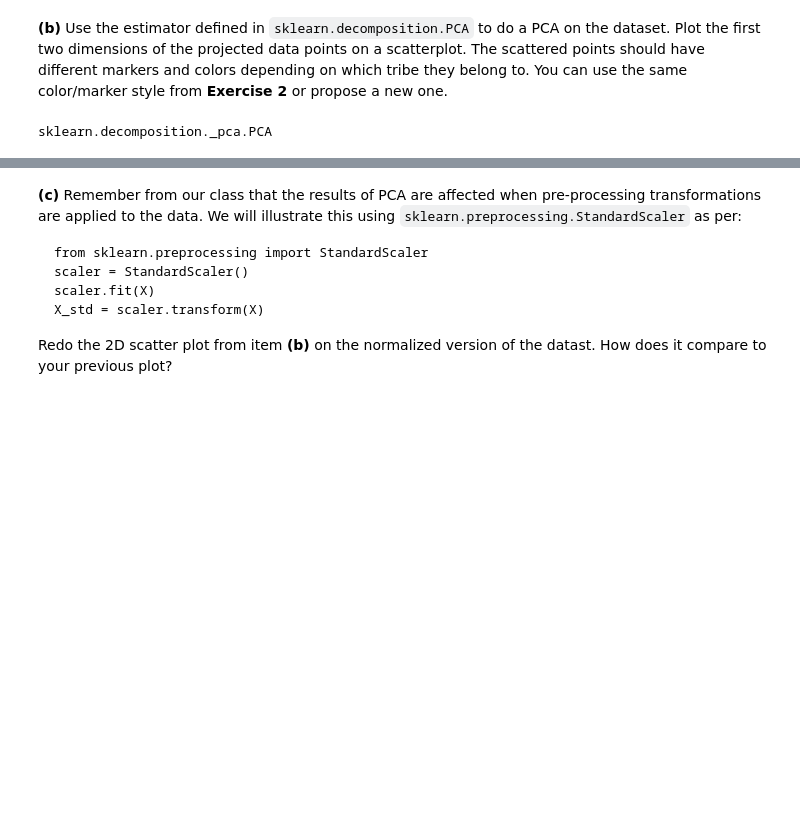
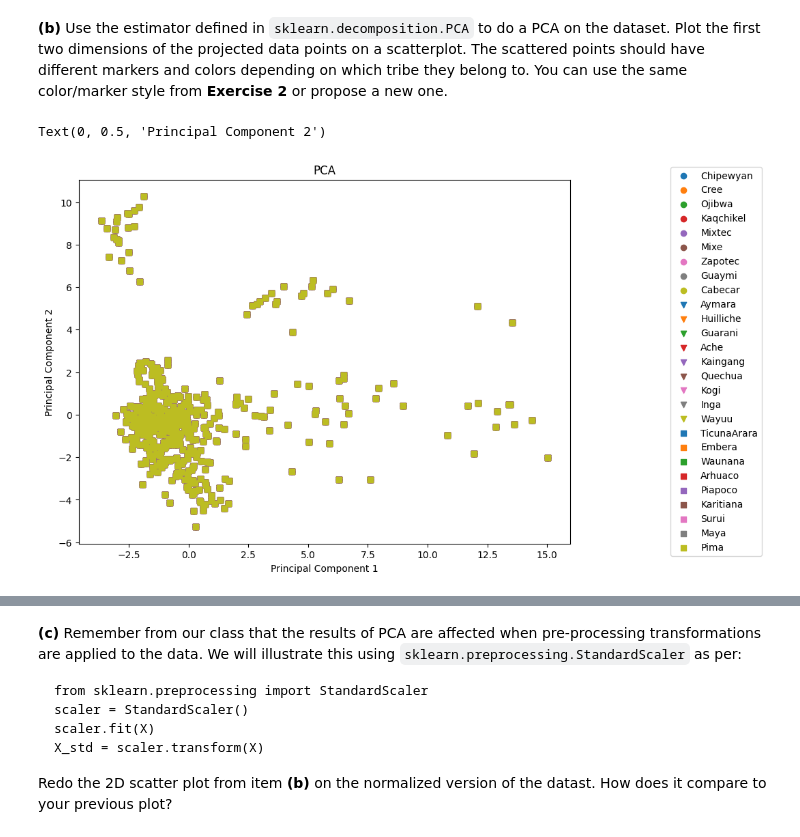
Before and after one commit to muneymo/isla2026-TP, a Jupyter notebook: TP2/TP2.ipynb, the cells around one changed output, grey strips where cells are left out. Saved outputs shown, nothing was run; the diff lists cells and outputs as text; code cells hidden in the pictures; blank space fills up the shorter version.

```diff
--- a/TP2/TP2.ipynb
+++ b/TP2/TP2.ipynb
@@ -196,7 +216,31 @@ Answer: why is it practical to recenter predictors ???
 # %% [markdown]
 **(b)** Use the estimator defined in `sklearn.decomposition.PCA` to do a PCA on the dataset. Plot the first two dimensions of the projected data points on a scatterplot. The scattered points should have different markers and colors depending on which tribe they belong to. You can use the same color/marker style from **Exercise 2** or propose a new one.
 # %%
-import sklearn
-sklearn.decomposition.PCA
+from sklearn.decomposition import PCA
+X_pca = PCA().fit_transform(X)
+# first two columns of X_pca
+X_pca_2d = X_pca[:, :2]
+
+# plot the first two principal components
+fig, ax = plt.subplots(figsize=(8.0, 6.5))
+plt.subplots_adjust(left=0.0, right=0.90, bottom=0.10, top=0.92)
+marker_list = ['o', 'v', 's']
+colors_list = [f'C{i}' for i in range(9)]
+
+
+for i, tribe in enumerate(gdf['Pop'].unique()):
+    members_tribe = gdf[gdf['Pop'] == tribe]
+    ax.scatter(X_pca_2d[:, 0], X_pca_2d[:, 1],
+               marker=marker_list[i//9],
+               color=colors_list[i%9], label=tribe)
+
+
+
+
+ax.legend(loc='center right', bbox_to_anchor=(1.4, 0.5))
+ax.set_title('PCA')
+ax.set_xlabel('Principal Component 1')
+ax.set_ylabel('Principal Component 2')
 # %% [output]
-sklearn.decomposition._pca.PCA
+Text(0, 0.5, 'Principal Component 2')
+[figure, added]
```
Also changed, not shown: parts of 6 cells of this notebook.
